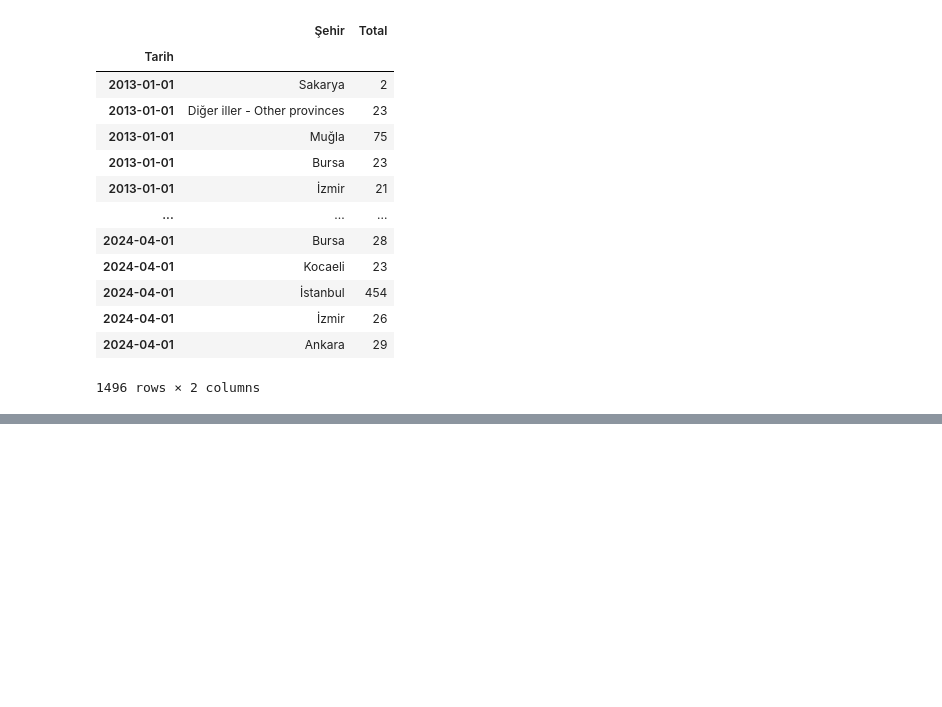
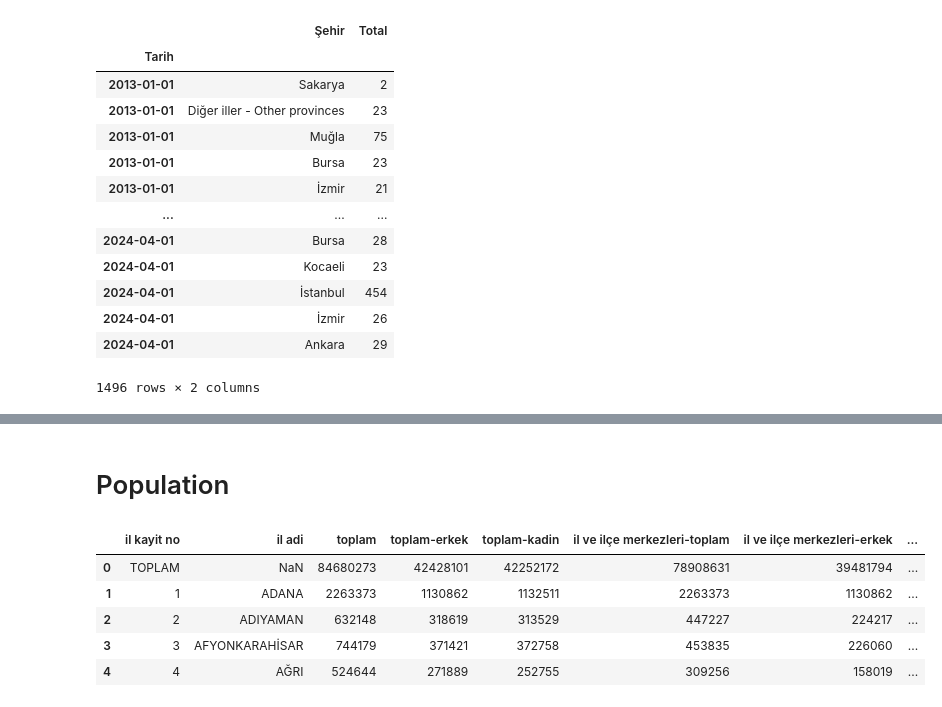
Before and after one commit to Zakerous76/analythings-viz-2-fastAPI-integration, a Jupyter notebook: fastAPI-tutorials/developement.ipynb, the cells around one changed output, grey strips where cells are left out. Saved outputs shown, nothing was run; the diff lists cells and outputs as text; code cells hidden in the pictures; blank space fills up the shorter version.

Commit message:
population plot and api fixes

```diff
--- a/fastAPI-tutorials/developement.ipynb
+++ b/fastAPI-tutorials/developement.ipynb
@@ -414,0 +391,26 @@ fig.show()
+# %% [markdown]
+# Population
+# %%
+df_p = pd.read_excel("./datasets/favori_raporlar.xlsx", header=[0, 1])
+
+# df_p.columns = ['-'.join(col).strip().lower() for col in df_p.columns.values]
+# df_p_new_cols = df_p.columns.to_list()
+# for i in range(0,3):
+#     df_p_new_cols[i] = df_p_new_cols[i].split("-")[0]
+# df_p.columns = df_p_new_cols
+
+cols = ['il kayit no', 'il adi', 'toplam', 'toplam-erkek', 'toplam-kadin',
+       'il ve ilçe merkezleri-toplam', 'il ve ilçe merkezleri-erkek',
+       'il ve ilçe merkezleri-kadin', 'belde ve köyler-toplam',
+       'belde ve köyler-erkek', 'belde ve köyler-kadin']
+# df_p.columns = ['-'.join(col).strip().lower() if i >= 3 else col[0].strip().lower() for i, col in enumerate(df_p.columns.values)]
+df_p.columns = cols
+
+df_p.head()
+# %% [output]
+|  | il kayit no | il adi | toplam | toplam-erkek | toplam-kadin | il ve ilçe merkezleri-toplam | il ve ilçe merkezleri-erkek | ... |
+| 0 | TOPLAM | NaN | 84680273 | 42428101 | 42252172 | 78908631 | 39481794 | ... |
+| 1 | 1 | ADANA | 2263373 | 1130862 | 1132511 | 2263373 | 1130862 | ... |
+| 2 | 2 | ADIYAMAN | 632148 | 318619 | 313529 | 447227 | 224217 | ... |
+| 3 | 3 | AFYONKARAHİSAR | 744179 | 371421 | 372758 | 453835 | 226060 | ... |
+| 4 | 4 | AĞRI | 524644 | 271889 | 252755 | 309256 | 158019 | ... |
```
Also changed, not shown: parts of 13 cells of this notebook, 5 other files.
